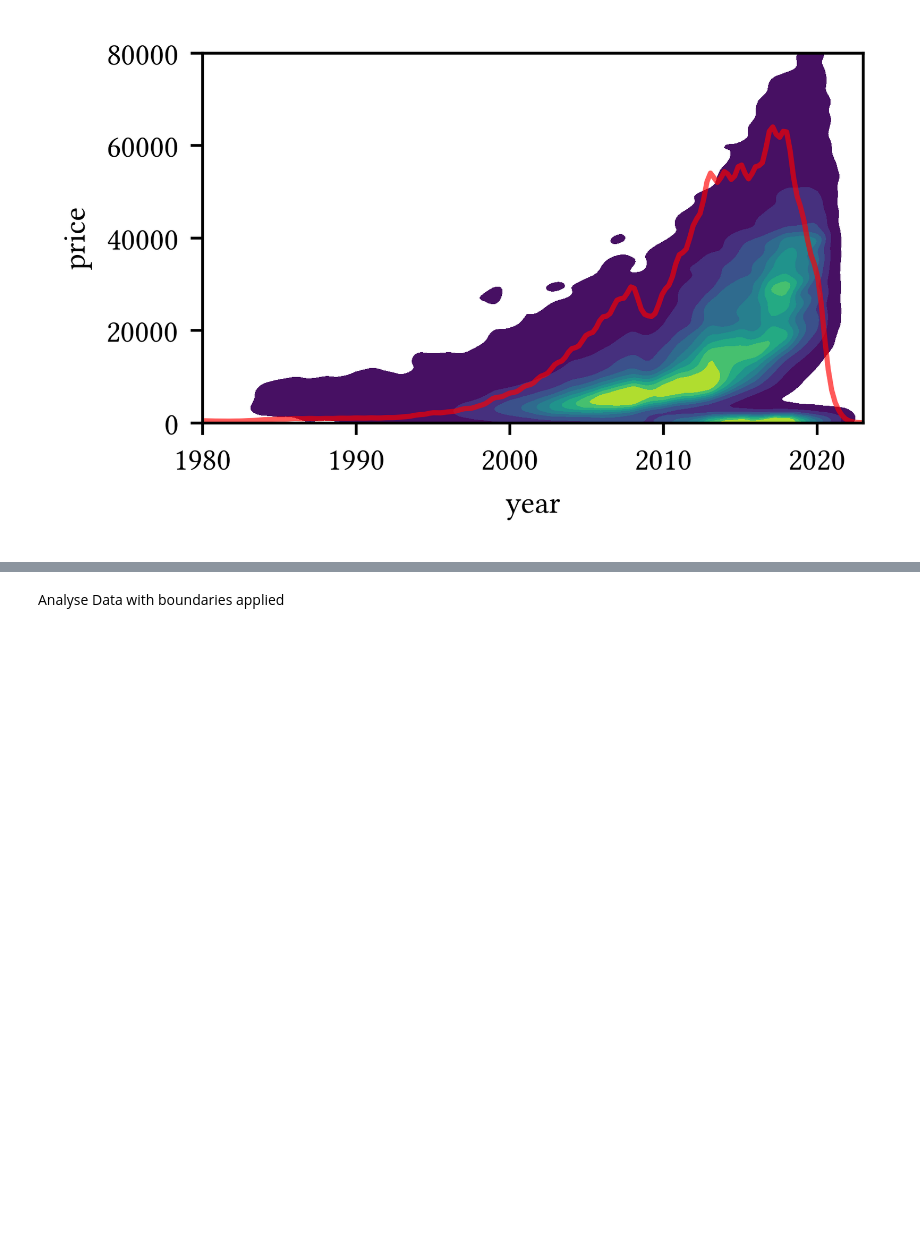
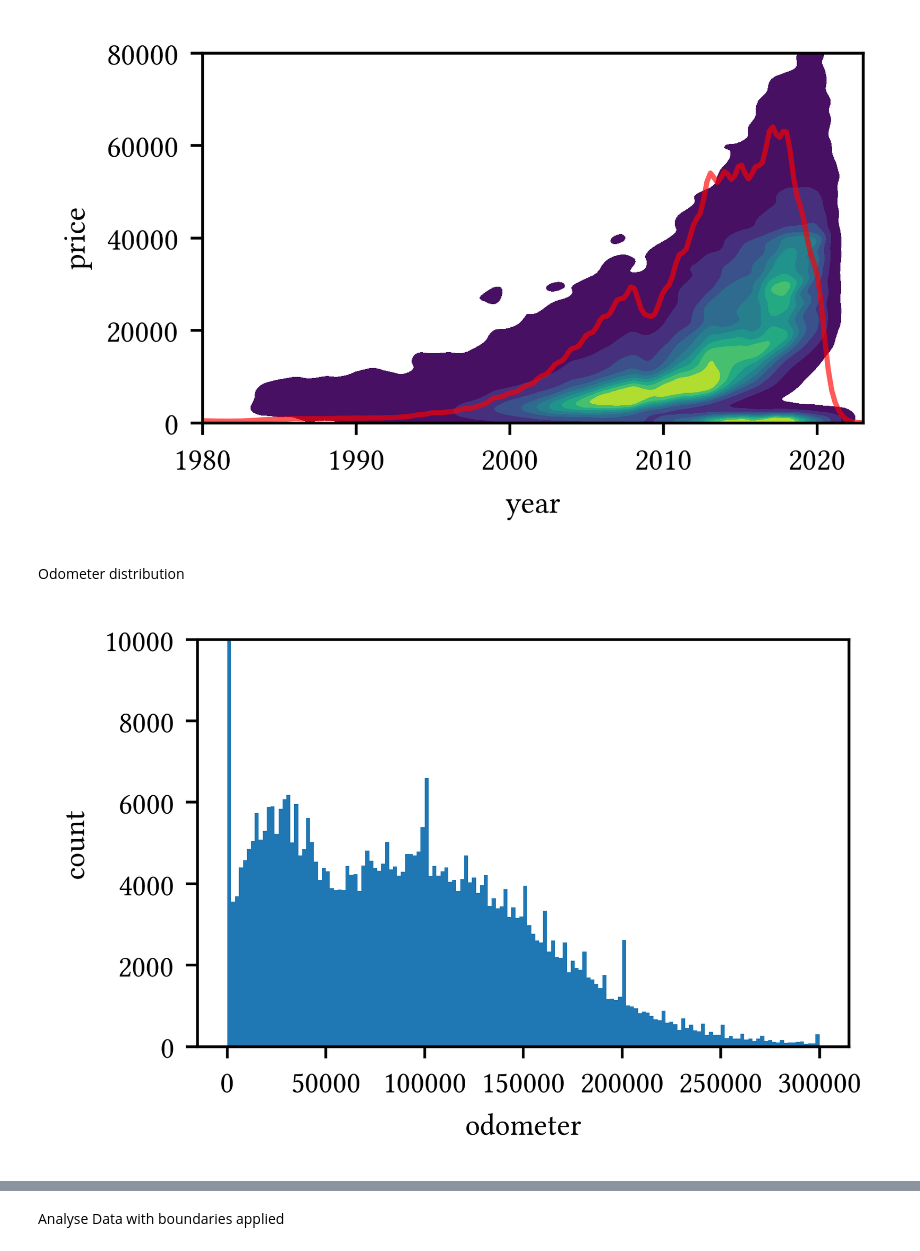
Before and after one commit to c90x/ml-used-cars, a Jupyter notebook: src2/02_data.ipynb, the cells around one changed output, grey strips where cells are left out. Cells and saved outputs as stored; diff of their text form; code cells hidden in the pictures; blank space fills up the shorter version.

```diff
--- a/src2/02_data.ipynb
+++ b/src2/02_data.ipynb
@@ -203,3 +203,16 @@ plt.savefig(images_path / "year_price_heatmap.png", bbox_inches="tight", pad_inc
 plt.show()
 # %% [output]
 [figure]
+# %% [markdown]
+Odometer distribution
+# %%
+plt.figure(figsize=(3.5, 2.2))
+plt.hist(df[df["odometer"] <= 300000]["odometer"], bins=150)
+plt.ylim(0, 10000)
+plt.xlabel("odometer")
+plt.ylabel("count")
+
+#plt.savefig(images_path / "odometer_distribution.png", bbox_inches="tight", pad_inches=0)
+plt.show()
+# %% [output]
+[figure, added]
```
Also changed, not shown: parts of 5 cells of this notebook, 1 other file.
